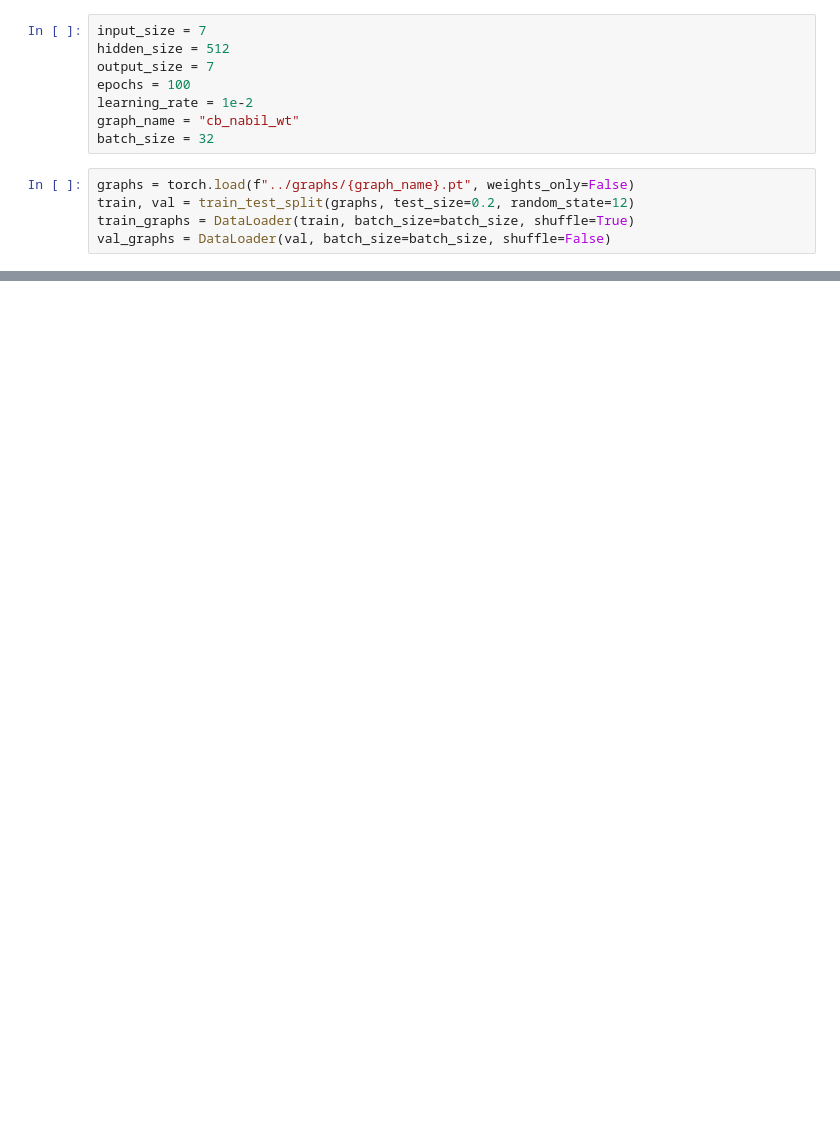
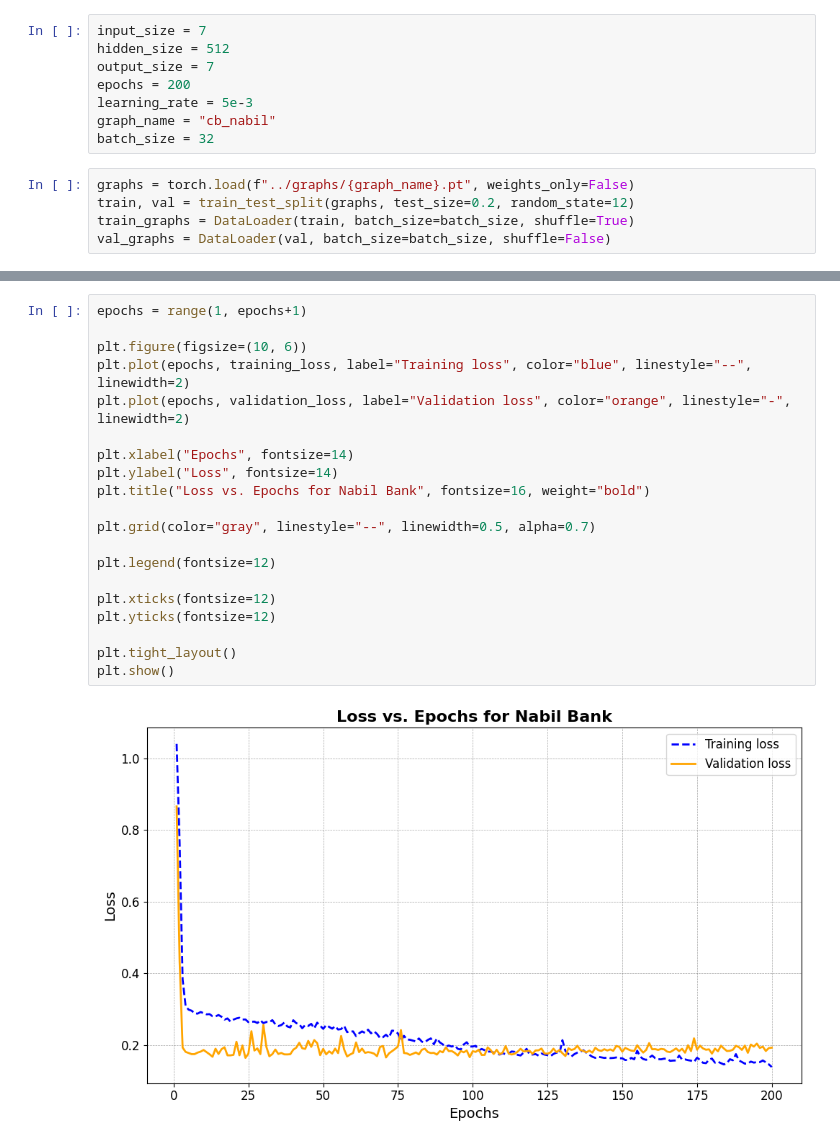
Before and after one commit to xrhahelry/Exploring-Graph-Methods-for-Stock-Forecasting, a Jupyter notebook: GNN/train/nabil.ipynb, the cells around one changed output, grey strips where cells are left out. Drawn from its saved outputs; the diff is of its cells as text; blank space fills up the shorter version.

```diff
--- a/GNN/train/nabil.ipynb
+++ b/GNN/train/nabil.ipynb
@@ -29,9 +29,9 @@ class GCN(nn.Module):
 input_size = 7
 hidden_size = 512
 output_size = 7
-epochs = 100
-learning_rate = 1e-2
-graph_name = "cb_nabil_wt"
+epochs = 200
+learning_rate = 5e-3
+graph_name = "cb_nabil"
 batch_size = 32
 # %%
 graphs = torch.load(f"../graphs/{graph_name}.pt", weights_only=False)
@@ -190,0 +102,22 @@ Model saved to ../models/gcn_nabil.pth
+# %%
+epochs = range(1, epochs+1)
+
+plt.figure(figsize=(10, 6))
+plt.plot(epochs, training_loss, label="Training loss", color="blue", linestyle="--", linewidth=2)
+plt.plot(epochs, validation_loss, label="Validation loss", color="orange", linestyle="-", linewidth=2)
+
+plt.xlabel("Epochs", fontsize=14)
+plt.ylabel("Loss", fontsize=14)
+plt.title("Loss vs. Epochs for Nabil Bank", fontsize=16, weight="bold")
+
+plt.grid(color="gray", linestyle="--", linewidth=0.5, alpha=0.7)
+
+plt.legend(fontsize=12)
+
+plt.xticks(fontsize=12)
+plt.yticks(fontsize=12)
+
+plt.tight_layout()
+plt.show()
+# %% [output]
+[figure, added]
```
Also changed, not shown: parts of 5 cells of this notebook, 13 other files.
